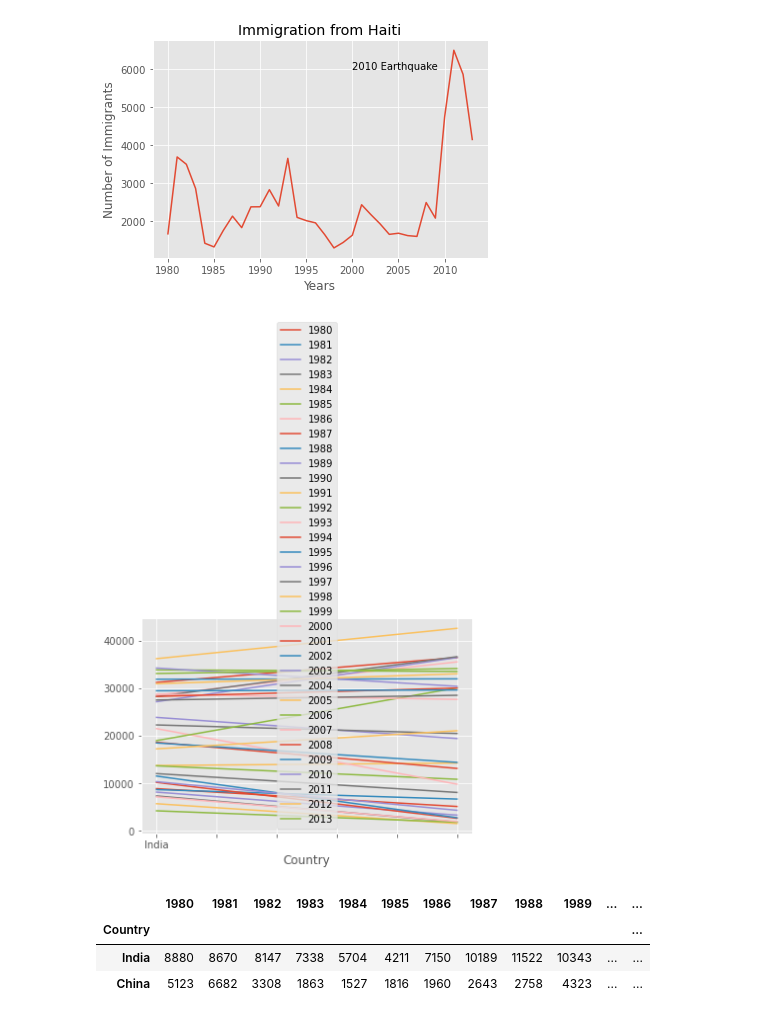
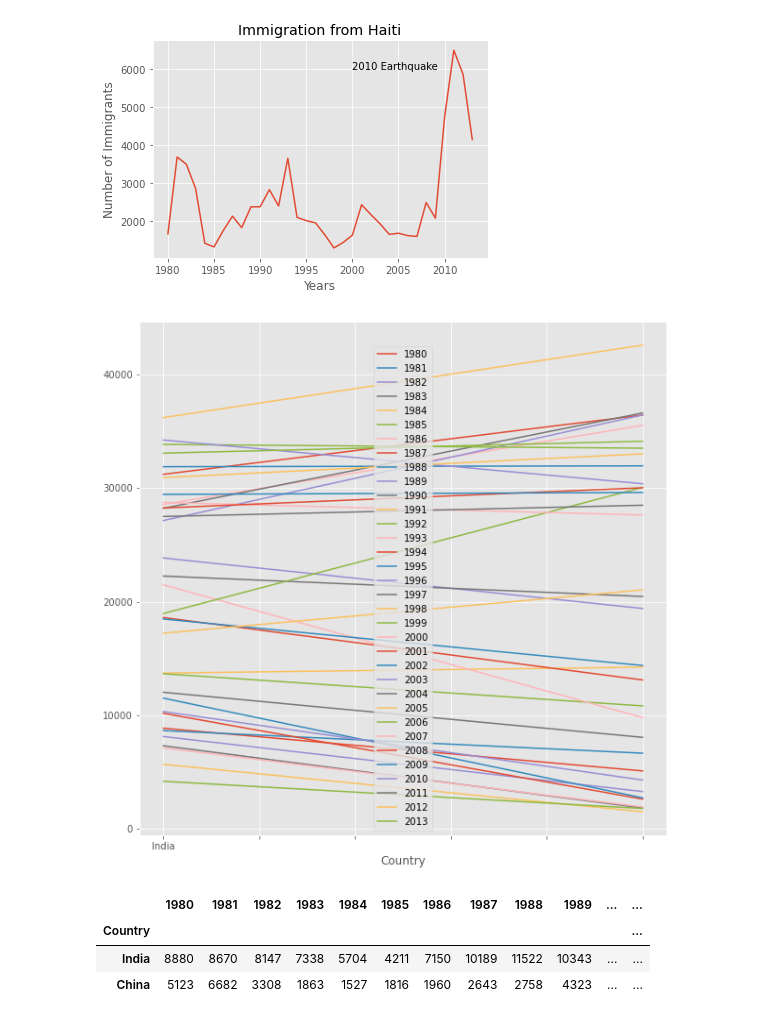
Before and after one commit to imdhruv99/Cognitive-Class, a Jupyter notebook: Data Visualization with Python/01 Introduction/intro.ipynb, the cells around one changed output. Drawn from its saved outputs; the diff is of its cells as text; code cells hidden in the pictures.

```diff
--- a/Data Visualization with Python/01 Introduction/intro.ipynb
+++ b/Data Visualization with Python/01 Introduction/intro.ipynb
@@ -321,9 +321,9 @@ plt.show()
 # getting data of india and china
 df_india_china = df.loc[['India', 'China'], years]
 # %%
-df_india_china.plot(kind='line');
+df_india_china.plot(kind='line', figsize = (10, 10));
 # %% [output]
-[figure, old version]
+[figure, new version]
 # %%
 df_india_china = df_india_china.transpose()
 df_india_china.head()
```
Also changed, not shown: parts of 1 cell of this notebook.
